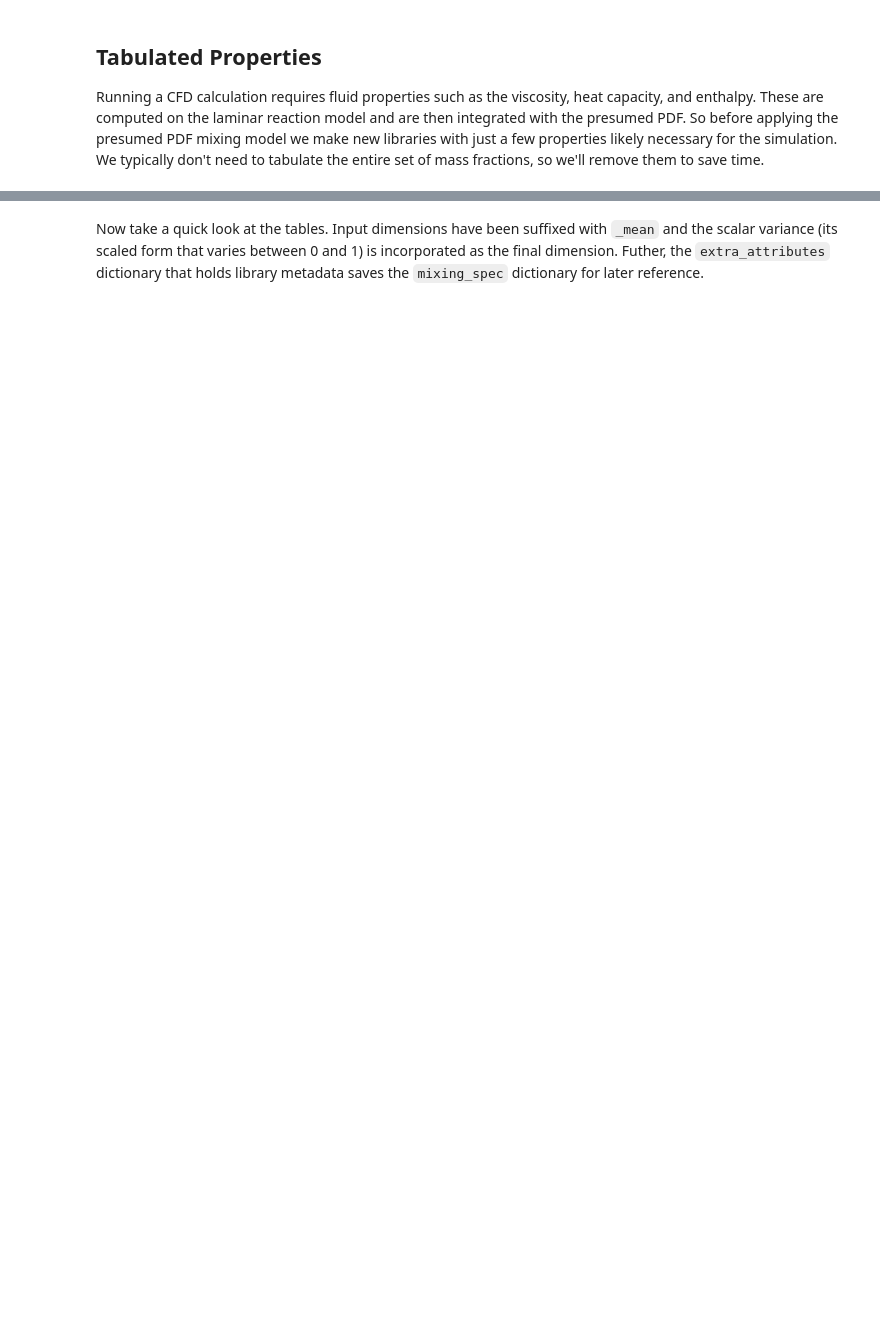
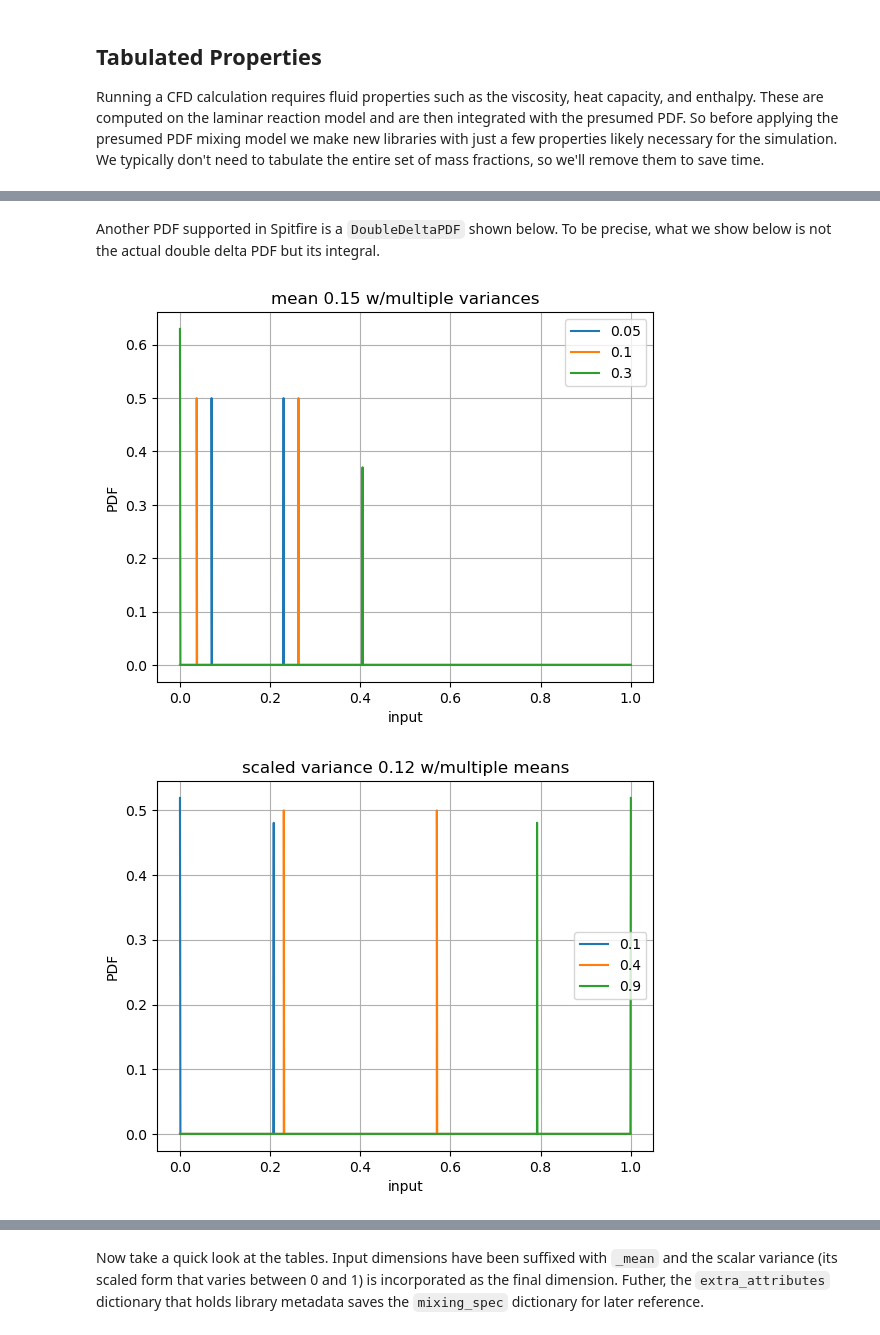
Before and after one commit to sandialabs/Spitfire, a Jupyter notebook: docs/source/demo/flamelet/tabulation_api_presumed_pdf.ipynb, the cells around one changed output, grey strips where cells are left out. Drawn from its saved outputs; the diff is of its cells as text; code cells hidden in the pictures; blank space fills up the shorter version.

```diff
--- a/docs/source/demo/flamelet/tabulation_api_presumed_pdf.ipynb
+++ b/docs/source/demo/flamelet/tabulation_api_presumed_pdf.ipynb
@@ -139 +140,41 @@ plt.show()
+# %% [markdown]
+Another PDF supported in Spitfire is a `DoubleDeltaPDF` shown below. To be precise, what we show below is not the actual double delta PDF but its integral.
+# %%
+from spitfire import DoubleDeltaPDF
+
+ztest = np.linspace(0, 1, 1000)
+colors = ['k','r','b']
+
+ddelta = DoubleDeltaPDF()
+
+zmean = 0.15
+for i, zsvar in enumerate([0.05, 0.1, 0.3]):
+    ddelta.set_mean(zmean)
+    ddelta.set_scaled_variance(zsvar)
+    nonzero_points = np.array([ddelta.find_bounds()[0],ddelta.find_bounds()[1]])
+    zfull = np.sort(np.hstack((ztest, nonzero_points)))
+    plt.plot(zfull, ddelta.get_pdf(zfull), '-', label=str(zsvar))
+plt.title(f'mean {zmean:.2f} w/multiple variances')
+plt.xlabel('input')
+plt.ylabel('PDF')
+plt.grid()
+plt.legend()
+plt.show()
+
+zsvar = 0.12
+for i, zmean in enumerate([0.1, 0.4, 0.9]):
+    ddelta.set_mean(zmean)
+    ddelta.set_scaled_variance(zsvar)
+    nonzero_points = np.array([ddelta.find_bounds()[0],ddelta.find_bounds()[1]])
+    zfull = np.sort(np.hstack((ztest, nonzero_points)))
+    plt.plot(zfull, ddelta.get_pdf(zfull), '-', label=str(zmean))
+plt.title(f'scaled variance {zsvar:.2f} w/multiple means')
+plt.xlabel('input')
+plt.ylabel('PDF')
+plt.grid()
+plt.legend()
+plt.show()
+# %% [output]
+[figure, added]
+[figure, added]
 # %% [markdown]
```
Also changed, not shown: parts of 15 cells of this notebook, 25 other files.
